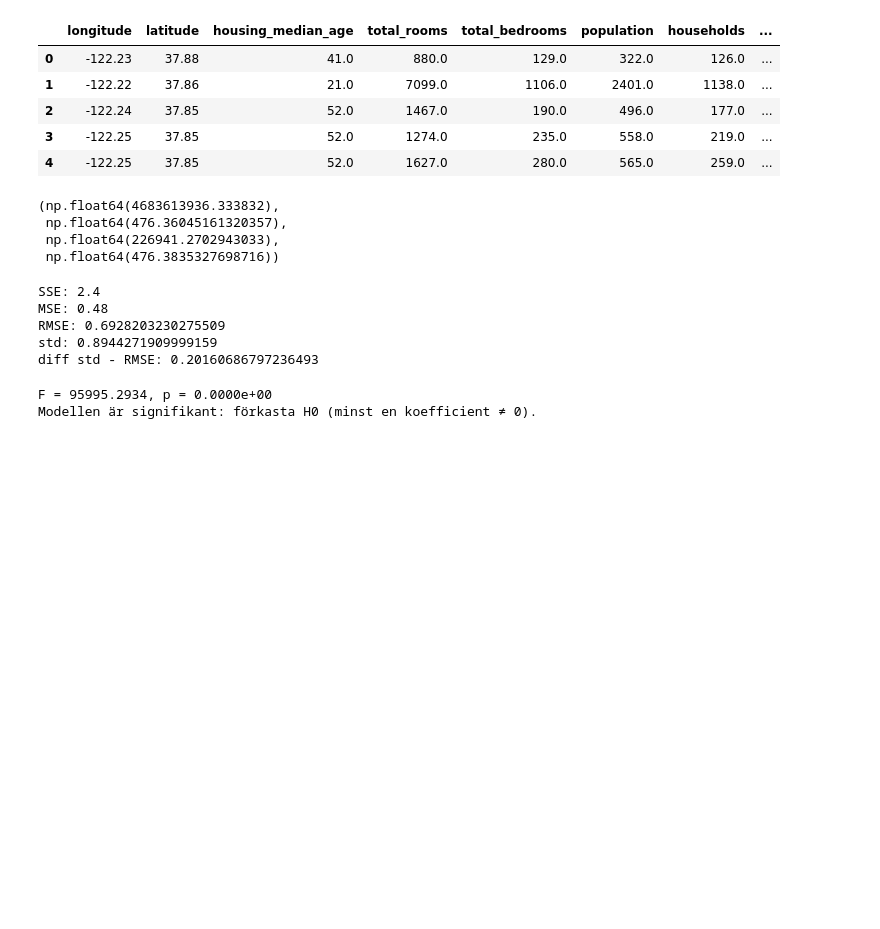
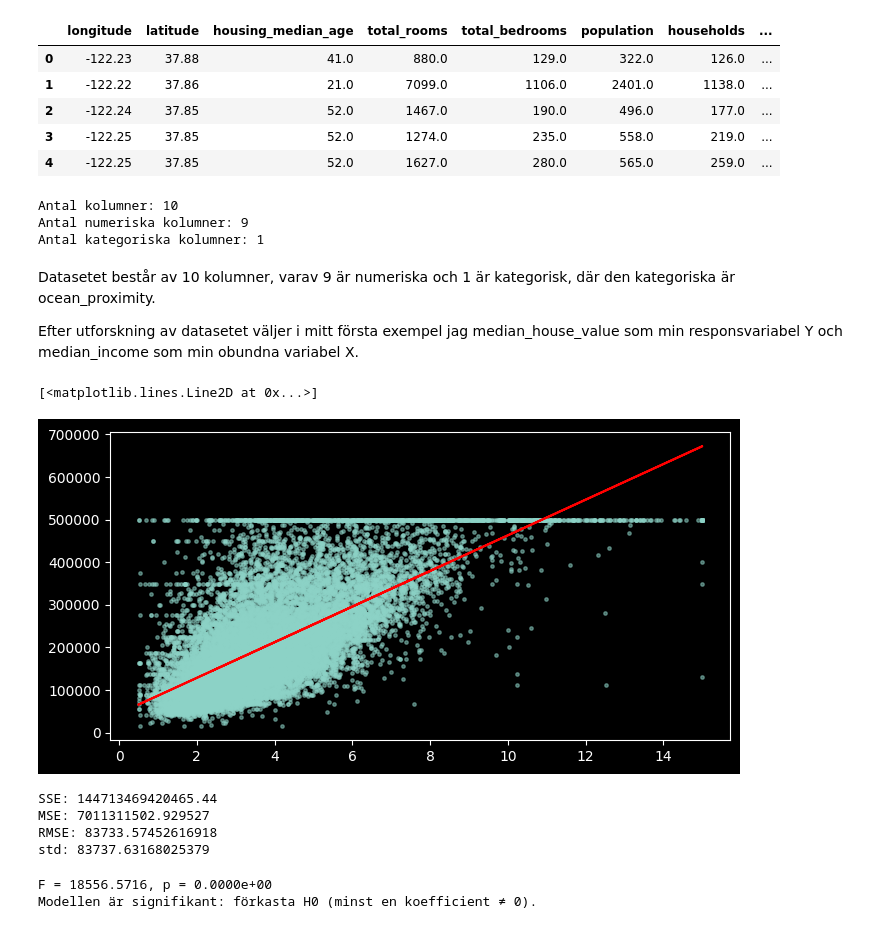
Before and after one commit to SebastianPetersson/Statistiska-metoder, a Jupyter notebook: Labb/Labb_notebook.ipynb, the cells around one changed output. Cells and saved outputs as stored; diff of their text form; code cells hidden in the pictures; blank space fills up the shorter version.

Commit message:
Uppdaterat funktioner, lagt till r_squared, Syy och SSR

```diff
--- a/Labb/Labb_notebook.ipynb
+++ b/Labb/Labb_notebook.ipynb
@@ -2,11 +2,16 @@
 import numpy as np
 import scipy.stats as st
 import pandas as pd
+from pandas.api import types as ptypes
 import matplotlib.pyplot as plt
-import seaborn as sns
 
 df = pd.read_csv("../Data/housing.csv")
-df.head()
+display(df.head())
+is_num = df.dtypes.apply(ptypes.is_numeric_dtype)
+numeric = is_num.sum()
+categorical = len(is_num) - numeric
+
+print(f'Antal kolumner: {df.columns.size} \nAntal numeriska kolumner: {numeric} \nAntal kategoriska kolumner: {categorical}')
 # %% [output]
 |  | longitude | latitude | housing_median_age | total_rooms | total_bedrooms | population | households | ... |
 | 0 | -122.23 | 37.88 | 41.0 | 880.0 | 129.0 | 322.0 | 126.0 | ... |
@@ -14,40 +19,42 @@ df.head()
 | 2 | -122.24 | 37.85 | 52.0 | 1467.0 | 190.0 | 496.0 | 177.0 | ... |
 | 3 | -122.25 | 37.85 | 52.0 | 1274.0 | 235.0 | 558.0 | 219.0 | ... |
 | 4 | -122.25 | 37.85 | 52.0 | 1627.0 | 280.0 | 565.0 | 259.0 | ... |
+Antal kolumner: 10
+Antal numeriska kolumner: 9
+Antal kategoriska kolumner: 1
+# %% [markdown]
+Datasetet består av 10 kolumner, varav 9 är numeriska och 1 är kategorisk, där den kategoriska är ocean_proximity.
+
+Efter utforskning av datasetet väljer i mitt första exempel jag median_house_value som min responsvariabel Y och median_income som min obundna variabel X.
 # %%
 from Linear_regression import LinearRegression
 
-X = df[['households']]
-y = df['population']
+X = df[['median_income']]
+y = df['median_house_value']
 
 model = LinearRegression()
 model.fit(X, y)
-model.SSE(), model.RMSE(), model.var(), model.std()
+beta0, beta1 = model.b
+Y = beta0 + X * beta1
+
+plt.figure(figsize=(8,4))
+plt.scatter(X, y, s= 6, alpha = 0.5)
+plt.plot(X, Y, color = 'red')
 # %% [output]
-(np.float64(4683613936.333832),
- np.float64(476.36045161320357),
- np.float64(226941.2702943033),
- np.float64(476.3835327698716))
+[<matplotlib.lines.Line2D at 0x...>]
+[figure, added]
 # %%
-X_small = np.array([1,2,3,4,5]).reshape(-1,1)
-y_small = np.array([2,4,5,4,5])
-
-model = LinearRegression()
-model.fit(X_small, y_small)
-
 print("SSE:", model.SSE())
 print("MSE:", model.MSE())
 print("RMSE:", model.RMSE())
-print("std:", model.std())
-print("diff std - RMSE:", model.std() - model.RMSE())
+print("std:", model.residual_std())
 # %% [output]
-SSE: 2.4
-MSE: 0.48
-RMSE: 0.6928203230275509
-std: 0.8944271909999159
-diff std - RMSE: 0.20160686797236493
+SSE: 144713469420465.44
+MSE: 7011311502.929527
+RMSE: 83733.57452616918
+std: 83737.63168025379
 # %%
-model.fit(X, y)            # se till att modellen är fit:ad
+model.fit(X, y)
 F, p = model.significance()
 print(f"F = {F:.4f}, p = {p:.4e}")
 
@@ -55,7 +62,7 @@ alpha = 0.05
 if p < alpha:
     print("Modellen är signifikant: förkasta H0 (minst en koefficient ≠ 0).")
 else:
-    print("Ingen signifikans: kan inte förkasta H0 (inga bevis att någon koefficient ≠ 0).")
+    print("Ingen signifikans: kan inte förkasta H0 (inga bevis att någon av koefficienterna ≠ 0).")
 # %% [output]
-F = 95995.2934, p = 0.0000e+00
+F = 18556.5716, p = 0.0000e+00
 Modellen är signifikant: förkasta H0 (minst en koefficient ≠ 0).
```
Also changed, not shown: parts of 1 cell of this notebook, 1 other file.
